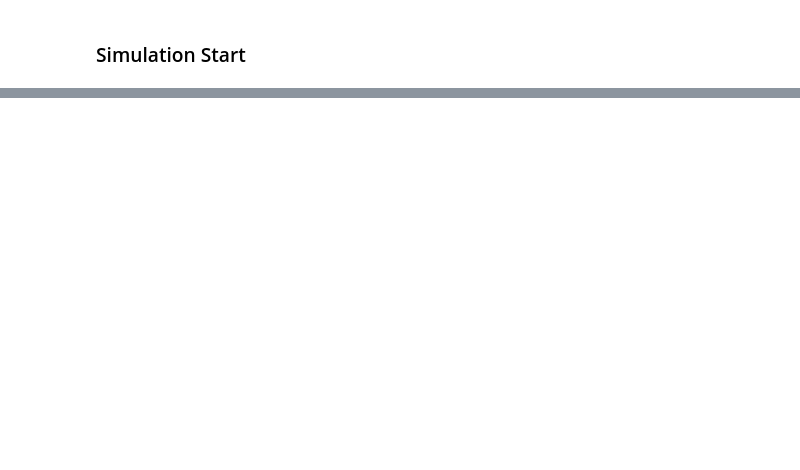
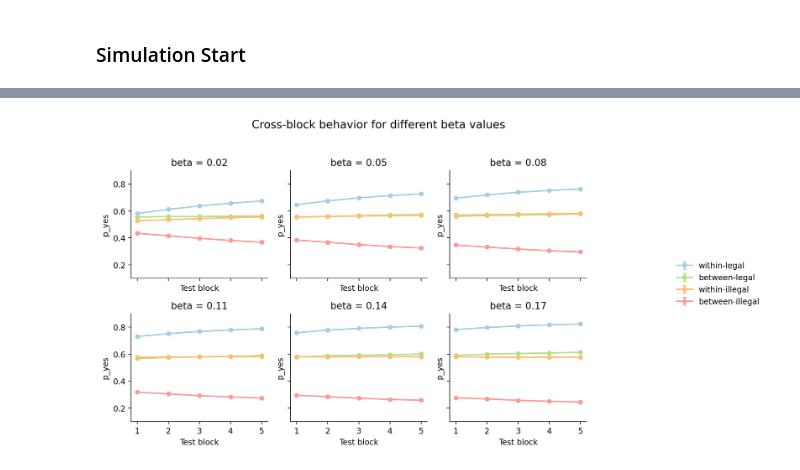
Before and after one commit to Xiaoyue-Zhou/Auditory-Structure-Learning-Model, a Jupyter notebook: Hebbian_exponential_decay.ipynb, the cells around one changed output, grey strips where cells are left out. Drawn from its saved outputs; the diff is of its cells as text; code cells hidden in the pictures; blank space fills up the shorter version.

```diff
--- a/Hebbian_exponential_decay.ipynb
+++ b/Hebbian_exponential_decay.ipynb
@@ -515,3 +641,67 @@ plt = plot_day1_byType(day1_data, title="Day 1 model predictions")
+# %%
+# sweep throu possible beta values (how much to generalize)
+betas = [0.02, 0.05, 0.08, 0.11, 0.14, 0.17]
+n_col = 3
+n_row = int(np.ceil(len(betas) / n_col))
+
+fig, axes = plt.subplots(
+    n_row,
+    n_col,
+    figsize=(10,6),
+    sharex = True,
+    sharey = True
+)
+axes = np.asarray(axes).ravel()
+
+for ibeta, beta in enumerate(betas):
+    # specify parameters
+    params_tmp = ModelParameters(
+        beta=beta,
+        lr=1.0,
+        lr_test_prefix=1.0,
+        lr_test_probe=0.1,
+        reset_current_activity=True,
+        decision_gain=20.0,
+        criterion_offset=0.0
+    )
+
+    # run day 1 experiment
+    day1_data, day1_model = Exp_simulation_day1(n_subj=29,
+                                                exposure_length=exposure_length,
+                                                params=params_tmp)
+
+    subj_block_p, group_block_p = summarize_cross_block(
+        day1_data,
+        measure="p_yes",
+        trial_order=trial_order
+    )
+
+    plot_cross_block(
+        group_block_p,
+        ylabel="p_yes",
+        title=f"beta = {beta:.2f}",
+        colors=my_color,
+        ax = axes[ibeta],
+        show_legend=False
+    )
+
+# set legend
+handles, labels = axes[0].get_legend_handles_labels()
+
+fig.legend(
+    handles,
+    labels,
+    loc="center left",
+    bbox_to_anchor=(1.01, 0.5),
+    frameon=False,
+)
+
+fig.suptitle("Cross-block behavior for different beta values", fontsize=14)
+fig.tight_layout(rect=[0, 0, 0.88, 0.95])
+
+plt.show()
+# %% [output]
+[figure, added]
 # %%
 # frozen-test model
 # prefix-learning model
```
Also changed, not shown: parts of 8 cells of this notebook.
